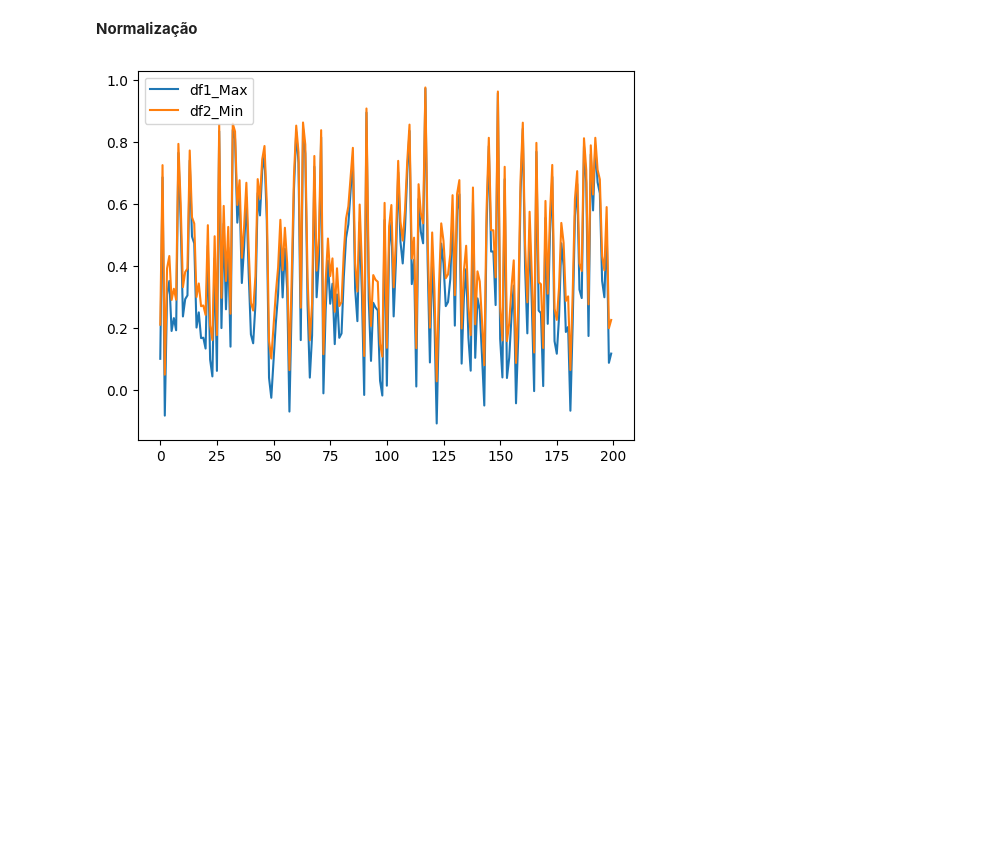
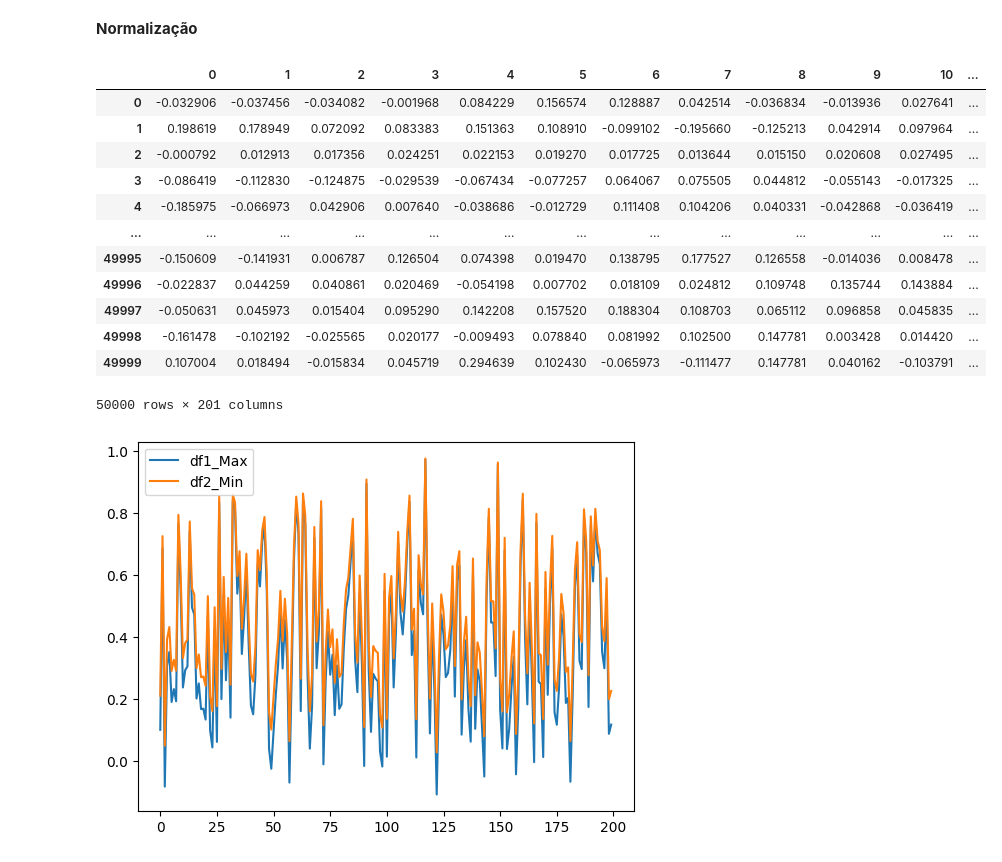
Before and after one commit to ver0z/PROJETO-SENAI-FIESC-IA, a Jupyter notebook: PROJETO_SENAI_FIESC_IA.ipynb, the cells around one changed output. Drawn from its saved outputs; the diff is of its cells as text; code cells hidden in the pictures; blank space fills up the shorter version.

```diff
--- a/PROJETO_SENAI_FIESC_IA.ipynb
+++ b/PROJETO_SENAI_FIESC_IA.ipynb
@@ -217,5 +264,21 @@ min_max_scaler = MinMaxScaler()
 df_5_min = min_max_scaler.fit_transform(df_5_new)
 df_5_min = pd.DataFrame(df_5_min)
+# %%
+df_1
+# %% [output]
+|  | 0 | 1 | 2 | 3 | 4 | 5 | 6 | 7 | 8 | 9 | 10 | ... |
+| 0 | -0.032906 | -0.037456 | -0.034082 | -0.001968 | 0.084229 | 0.156574 | 0.128887 | 0.042514 | -0.036834 | -0.013936 | 0.027641 | ... |
+| 1 | 0.198619 | 0.178949 | 0.072092 | 0.083383 | 0.151363 | 0.108910 | -0.099102 | -0.195660 | -0.125213 | 0.042914 | 0.097964 | ... |
+| 2 | -0.000792 | 0.012913 | 0.017356 | 0.024251 | 0.022153 | 0.019270 | 0.017725 | 0.013644 | 0.015150 | 0.020608 | 0.027495 | ... |
+| 3 | -0.086419 | -0.112830 | -0.124875 | -0.029539 | -0.067434 | -0.077257 | 0.064067 | 0.075505 | 0.044812 | -0.055143 | -0.017325 | ... |
+| 4 | -0.185975 | -0.066973 | 0.042906 | 0.007640 | -0.038686 | -0.012729 | 0.111408 | 0.104206 | 0.040331 | -0.042868 | -0.036419 | ... |
+| ... | ... | ... | ... | ... | ... | ... | ... | ... | ... | ... | ... | ... |
+| 49995 | -0.150609 | -0.141931 | 0.006787 | 0.126504 | 0.074398 | 0.019470 | 0.138795 | 0.177527 | 0.126558 | -0.014036 | 0.008478 | ... |
+| 49996 | -0.022837 | 0.044259 | 0.040861 | 0.020469 | -0.054198 | 0.007702 | 0.018109 | 0.024812 | 0.109748 | 0.135744 | 0.143884 | ... |
+| 49997 | -0.050631 | 0.045973 | 0.015404 | 0.095290 | 0.142208 | 0.157520 | 0.188304 | 0.108703 | 0.065112 | 0.096858 | 0.045835 | ... |
+| 49998 | -0.161478 | -0.102192 | -0.025565 | 0.020177 | -0.009493 | 0.078840 | 0.081992 | 0.102500 | 0.147781 | 0.003428 | 0.014420 | ... |
+| 49999 | 0.107004 | 0.018494 | -0.015834 | 0.045719 | 0.294639 | 0.102430 | -0.065973 | -0.111477 | 0.147781 | 0.040162 | -0.103791 | ... |
+50000 rows × 201 columns
 # %%
 
 df_5_Max.loc[4,:].plot(label='df1_Max')
```
Also changed, not shown: parts of 15 cells of this notebook.
